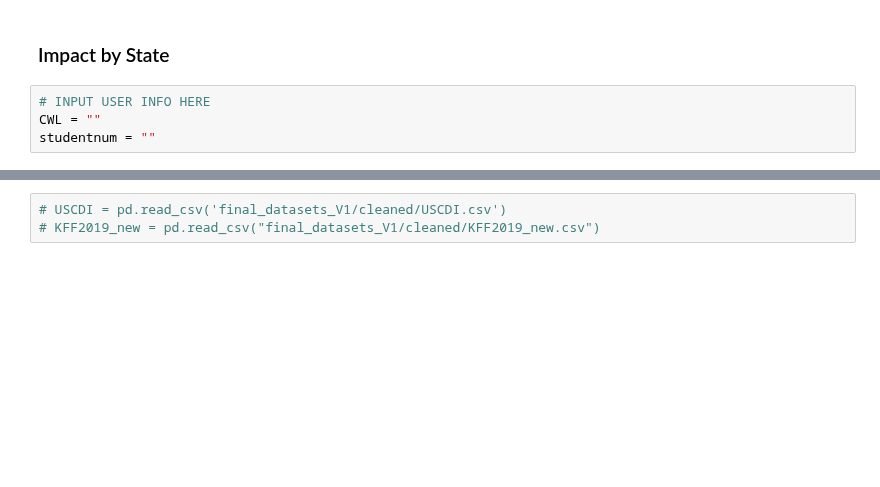
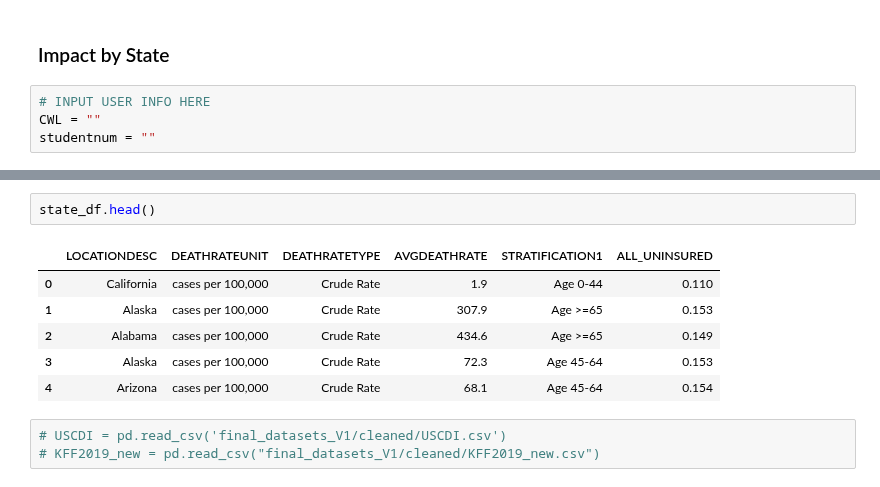
Before and after one commit to Nick-2003/cpsc368_knm_project, a Jupyter notebook: cpsc_368_project_knm_state.ipynb, the cells around one changed output, grey strips where cells are left out. Drawn from its saved outputs; the diff is of its cells as text; blank space fills up the shorter version.

```diff
--- a/cpsc_368_project_knm_state.ipynb
+++ b/cpsc_368_project_knm_state.ipynb
@@ -73,6 +72,15 @@ finally:
     connection.close()
 # %% [output]
 Completed dataframe.
+# %%
+state_df.head()
+# %% [output]
+|  | LOCATIONDESC | DEATHRATEUNIT | DEATHRATETYPE | AVGDEATHRATE | STRATIFICATION1 | ALL_UNINSURED |
+| 0 | California | cases per 100,000 | Crude Rate | 1.9 | Age 0-44 | 0.110 |
+| 1 | Alaska | cases per 100,000 | Crude Rate | 307.9 | Age >=65 | 0.153 |
+| 2 | Alabama | cases per 100,000 | Crude Rate | 434.6 | Age >=65 | 0.149 |
+| 3 | Alaska | cases per 100,000 | Crude Rate | 72.3 | Age 45-64 | 0.153 |
+| 4 | Arizona | cases per 100,000 | Crude Rate | 68.1 | Age 45-64 | 0.154 |
 # %%
 # USCDI = pd.read_csv('final_datasets_V1/cleaned/USCDI.csv')
 # KFF2019_new = pd.read_csv("final_datasets_V1/cleaned/KFF2019_new.csv")
```
Also changed, not shown: parts of 19 cells of this notebook, 4 other files.
